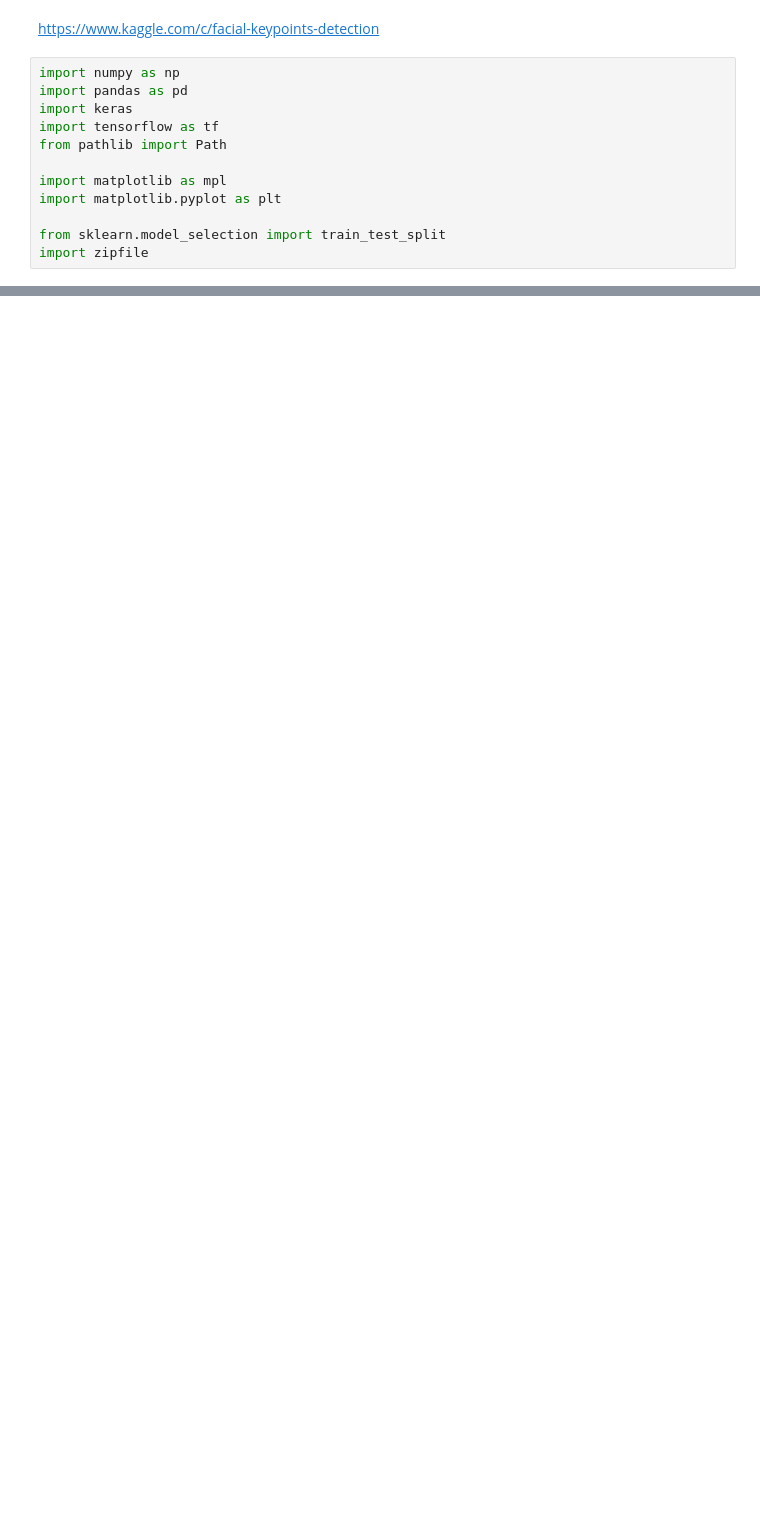
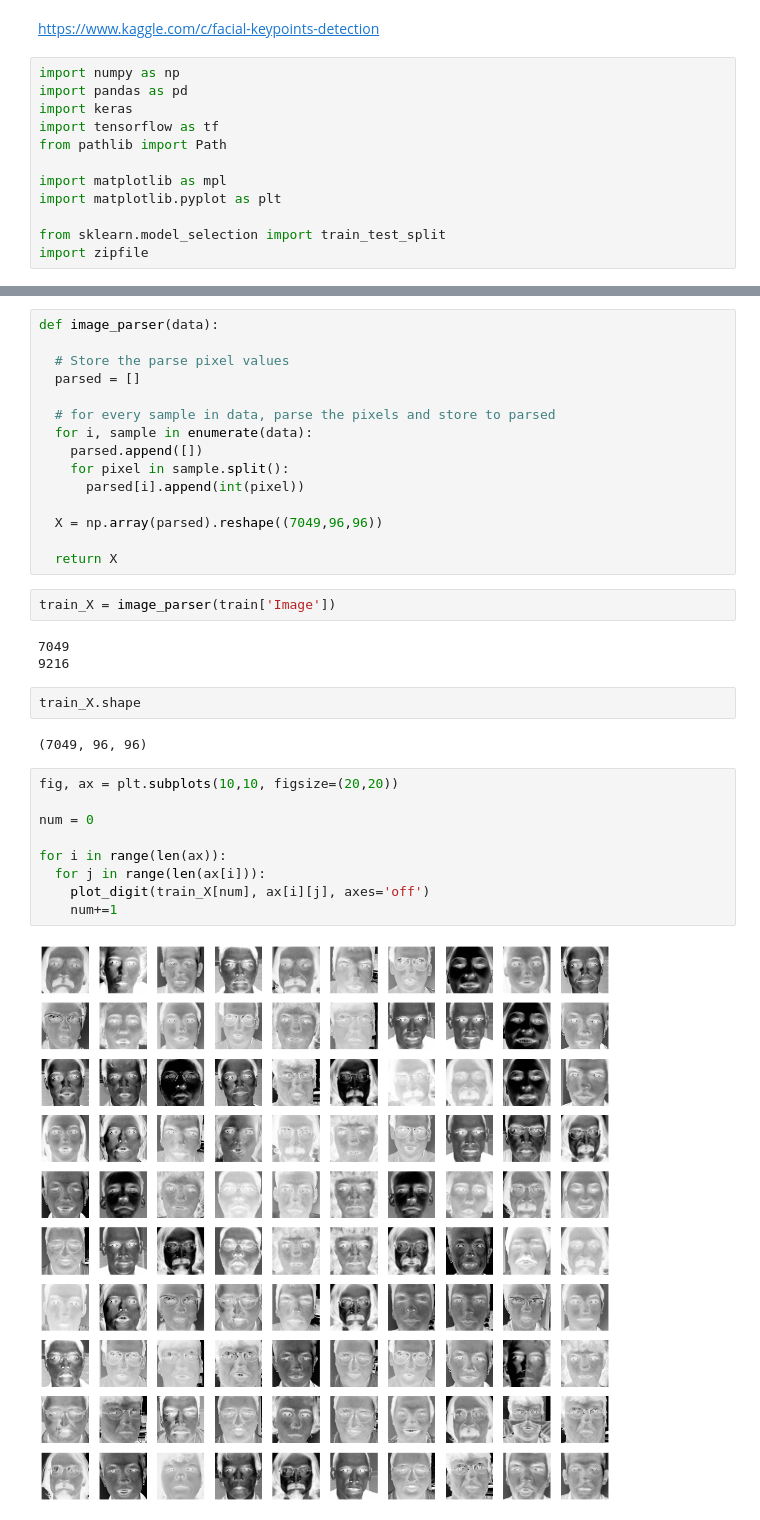
Before and after one commit to haoyuzhang89/W207-Facial-Keypoint-Detection, a Jupyter notebook: Master_Code.ipynb, the cells around one changed output, grey strips where cells are left out. Cells and saved outputs as stored; diff of their text form; blank space fills up the shorter version.

```diff
--- a/Master_Code.ipynb
+++ b/Master_Code.ipynb
@@ -48,0 +109,35 @@ NameError: ignored
+# %%
+def image_parser(data):
+
+  # Store the parse pixel values
+  parsed = []
+
+  # for every sample in data, parse the pixels and store to parsed
+  for i, sample in enumerate(data):
+    parsed.append([])
+    for pixel in sample.split():
+      parsed[i].append(int(pixel))
+
+  X = np.array(parsed).reshape((7049,96,96))
+
+  return X
+# %%
+train_X = image_parser(train['Image'])
+# %% [output]
+7049
+9216
+# %%
+train_X.shape
+# %% [output]
+(7049, 96, 96)
+# %%
+fig, ax = plt.subplots(10,10, figsize=(20,20))
+
+num = 0
+
+for i in range(len(ax)):
+  for j in range(len(ax[i])):
+    plot_digit(train_X[num], ax[i][j], axes='off')
+    num+=1
+# %% [output]
+[figure, added]
```
Also changed, not shown: parts of 14 cells of this notebook.
